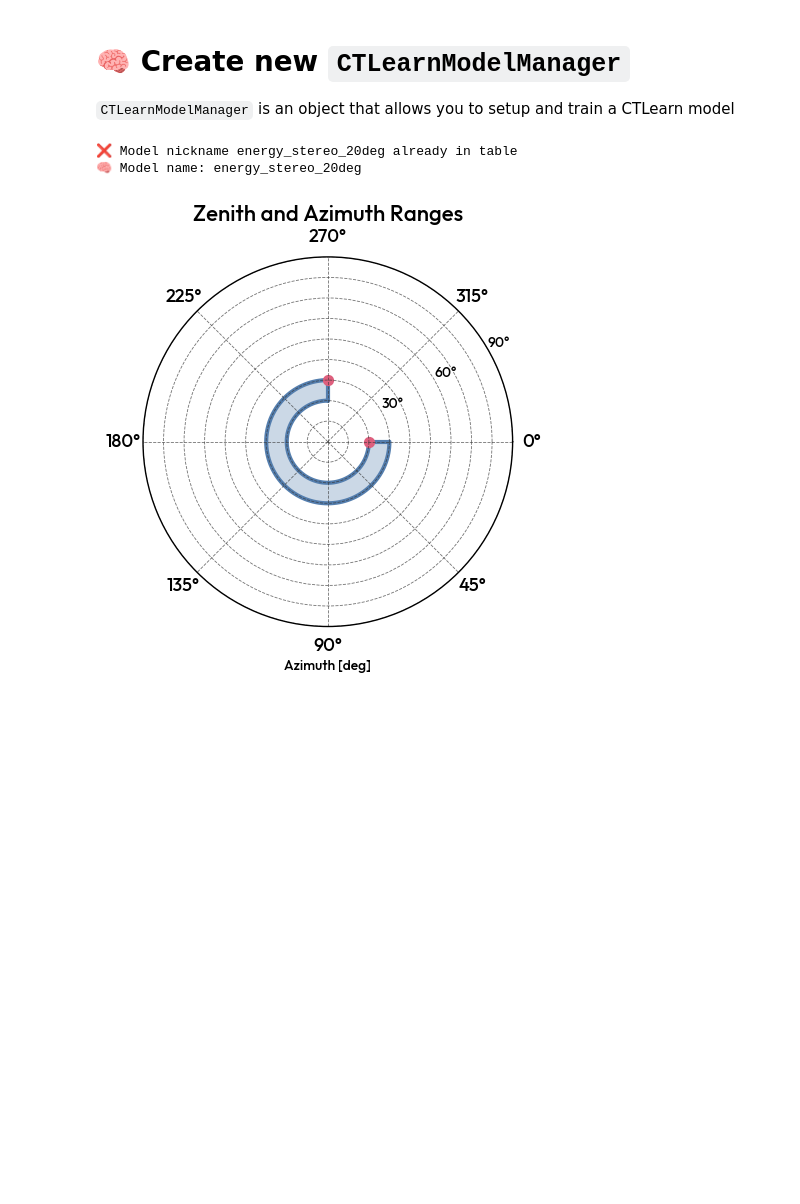
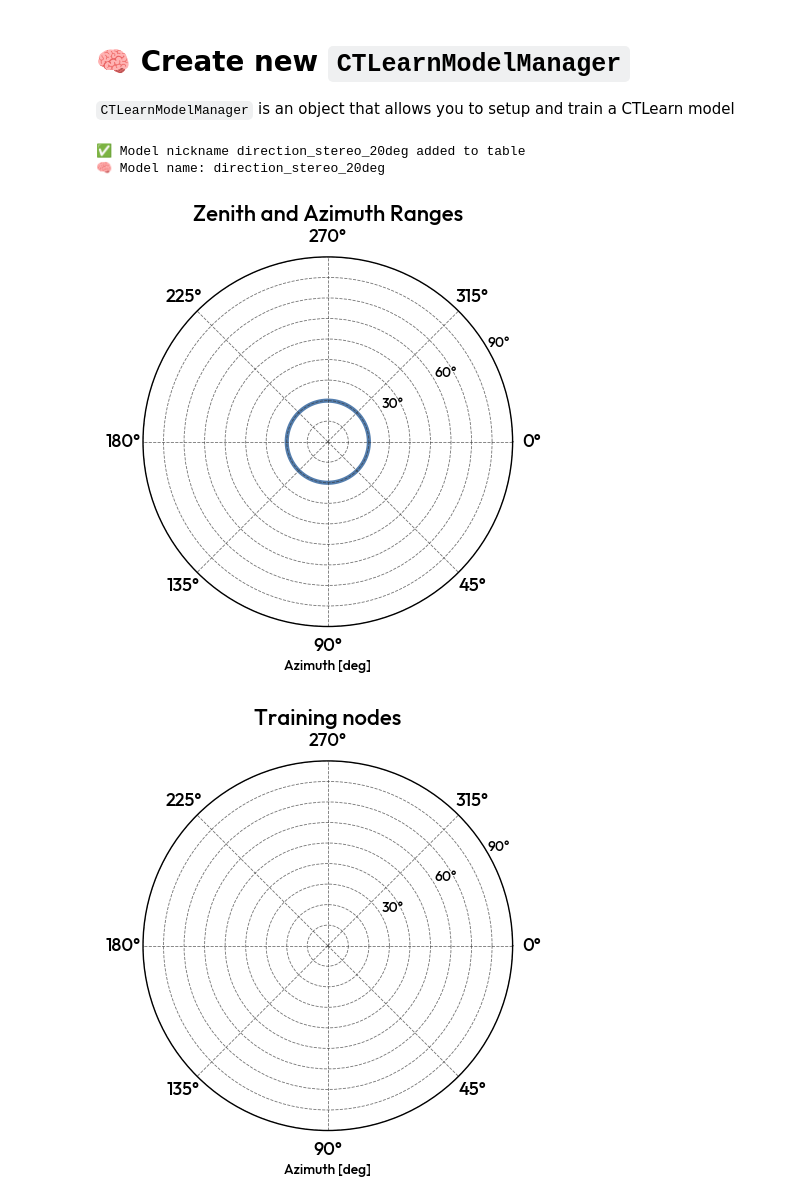
Before and after one commit to BastienLacave/CTLearn-Manager, a Jupyter notebook: notebooks/0_Create_Models.ipynb, the cells around one changed output. Saved outputs shown, nothing was run; the diff lists cells and outputs as text; code cells hidden in the pictures; blank space fills up the shorter version.

Commit message:
Add plot_training_nodes method to visualize training nodes for gamma and proton data

```diff
--- a/notebooks/0_Create_Models.ipynb
+++ b/notebooks/0_Create_Models.ipynb
@@ -7,44 +7,38 @@ import astropy.units as u
 # %%
 # Where all the models are stored
 MODEL_INDEX_FILE = "/home/blacave/CTLearn/Software/CTLearn-Manager/ctearn_models_index.h5"
 
 # Training samples
 gamma_training_samples = [
     TrainingSample(
         directory='/home/blacave/CTLearn/Data/DL1/SST1M/MC/Gamma_diffuse/20deg/merged/training/',
         pattern=['gamma_diffuse*.h5'],
         zenith_distance= 20 * u.deg,
-        azimuth = 0 * u.deg,
-    ),
-    TrainingSample(
-        directory='/home/blacave/CTLearn/Data/DL1/SST1M/MC/Gamma_diffuse/20deg/merged/training/',
-        pattern=['gamma_diffuse*.h5'],
-        zenith_distance= 30 * u.deg,
-        azimuth = 270 * u.deg,
-    ),
-    ]
+    )]
 proton_training_samples = [
     TrainingSample(
         directory='/home/blacave/CTLearn/Data/DL1/SST1M/MC/Proton_diffuse/20deg/merged/training/',
         pattern=['proton*.h5'],
         zenith_distance= 20 * u.deg,
     )]
 # General parameters
 model_parameters = {
-    'model_nickname' : "energy_stereo_20deg",
+    'model_nickname' : "direction_stereo_20deg",
     'model_dir' : "/home/blacave/CTLearn/Data/CTLearn_Models_SST1M/",
     'notes' : "Stereo model for 20deg zenith distance",
-    'reco' : 'energy', #["energy", "direction", "type"]
+    'reco' : 'direction', #["energy", "direction", "type"]
     'channels' : ['cleaned_image', 'cleaned_relative_peak_time'], # Order matters
     'telescope_names' : ['SST1M_1', 'SST1M_2'],
     'telescopes_indices' : [1, 2],
     'max_training_epochs' : 15,
     'gamma_training_samples' : gamma_training_samples,
     'proton_training_samples' : proton_training_samples,
 }
 new_model = CTLearnModelManager(model_parameters, MODEL_INDEX_FILE)
 new_model.plot_zenith_azimuth_ranges()
+new_model.plot_training_nodes()
 # %% [output]
-❌ Model nickname energy_stereo_20deg already in table
-🧠 Model name: energy_stereo_20deg
+✅ Model nickname direction_stereo_20deg added to table
+🧠 Model name: direction_stereo_20deg
-[figure, old version]
+[figure, new version]
+[figure, added]
```
Also changed, not shown: parts of 1 cell of this notebook, 6 other files.
